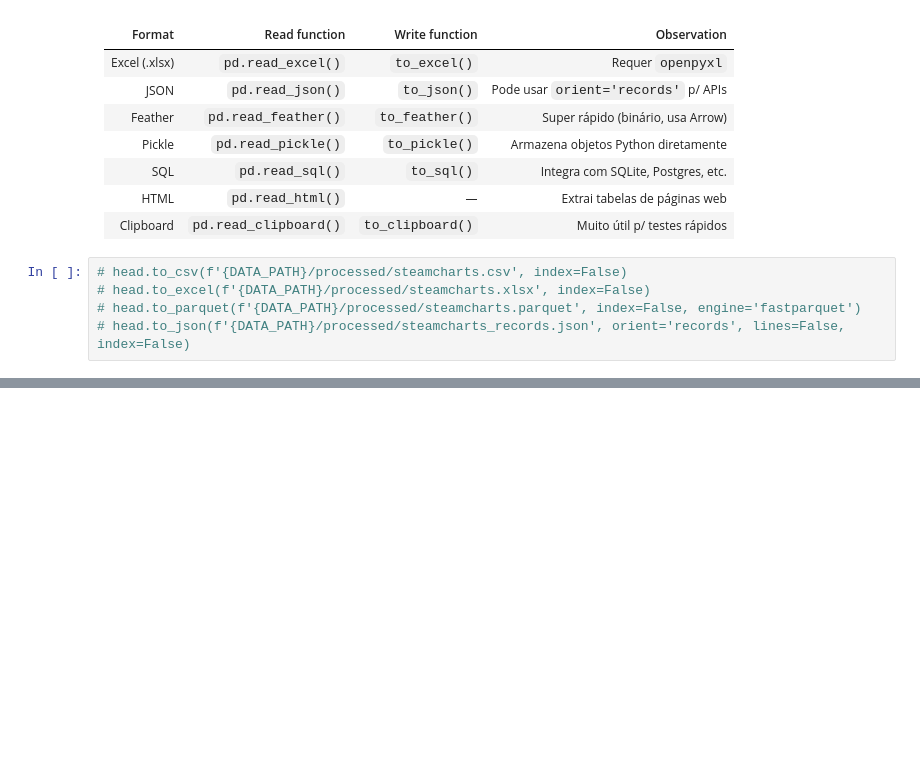
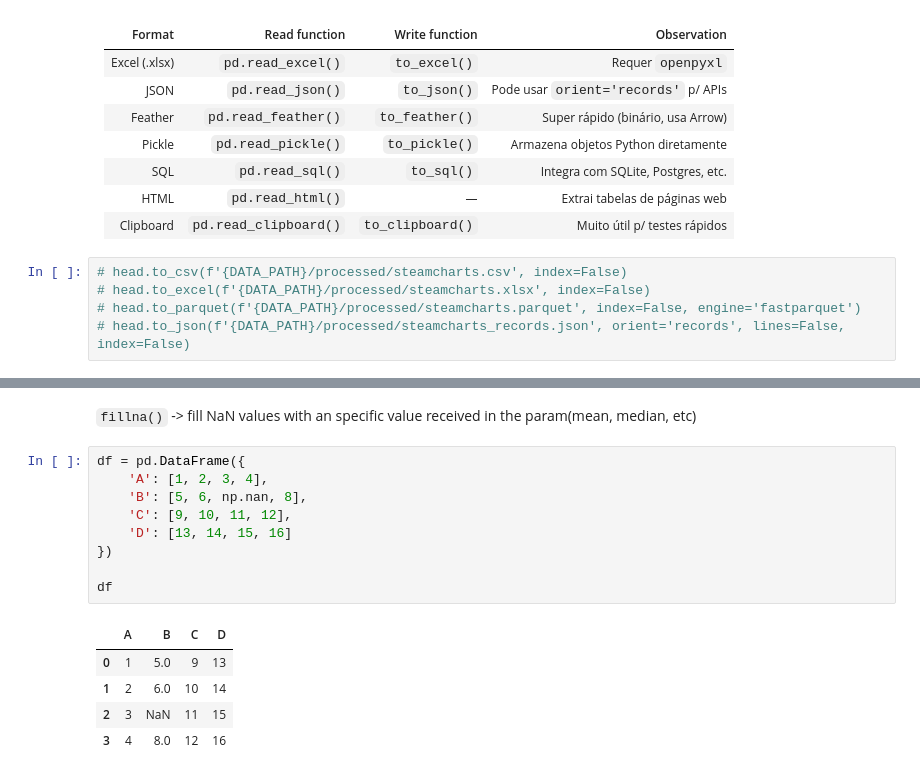
Before and after one commit to lucasmsouza24/ia-indexing-labs, a Jupyter notebook: notebooks/01_pandas_basics.ipynb, the cells around one changed output, grey strips where cells are left out. Cells and saved outputs as stored; diff of their text form; blank space fills up the shorter version.

```diff
--- a/notebooks/01_pandas_basics.ipynb
+++ b/notebooks/01_pandas_basics.ipynb
@@ -61,0 +146,17 @@ Writing data on `../data/processed/steamcharts.csv`.
+# %% [markdown]
+`fillna()` -> fill NaN values with an specific value received in the param(mean, median, etc)
+# %%
+df = pd.DataFrame({
+    'A': [1, 2, 3, 4],
+    'B': [5, 6, np.nan, 8],
+    'C': [9, 10, 11, 12],
+    'D': [13, 14, 15, 16]
+})
+
+df
+# %% [output]
+|  | A | B | C | D |
+| 0 | 1 | 5.0 | 9 | 13 |
+| 1 | 2 | 6.0 | 10 | 14 |
+| 2 | 3 | NaN | 11 | 15 |
+| 3 | 4 | 8.0 | 12 | 16 |
```
Also changed, not shown: parts of 22 cells of this notebook.
